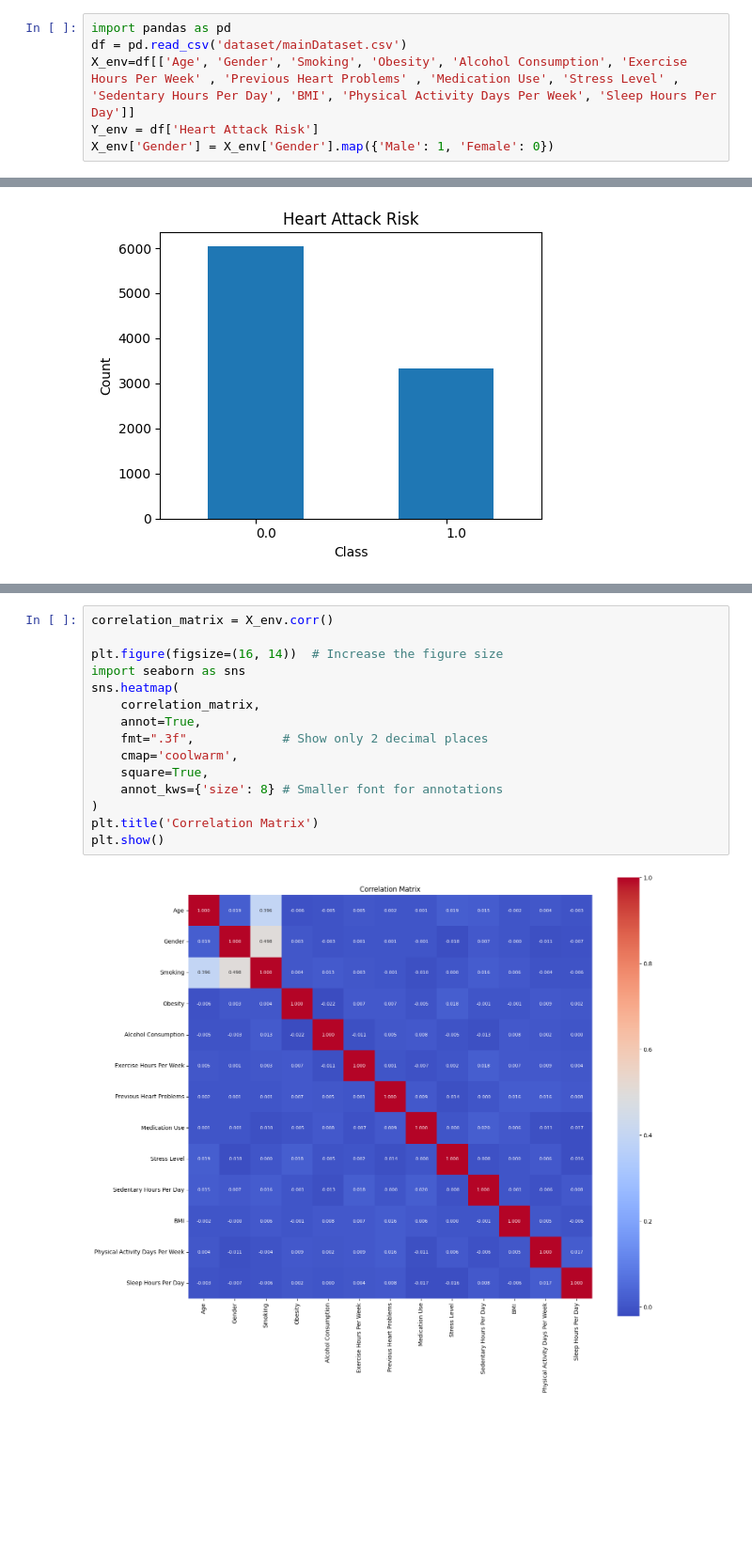
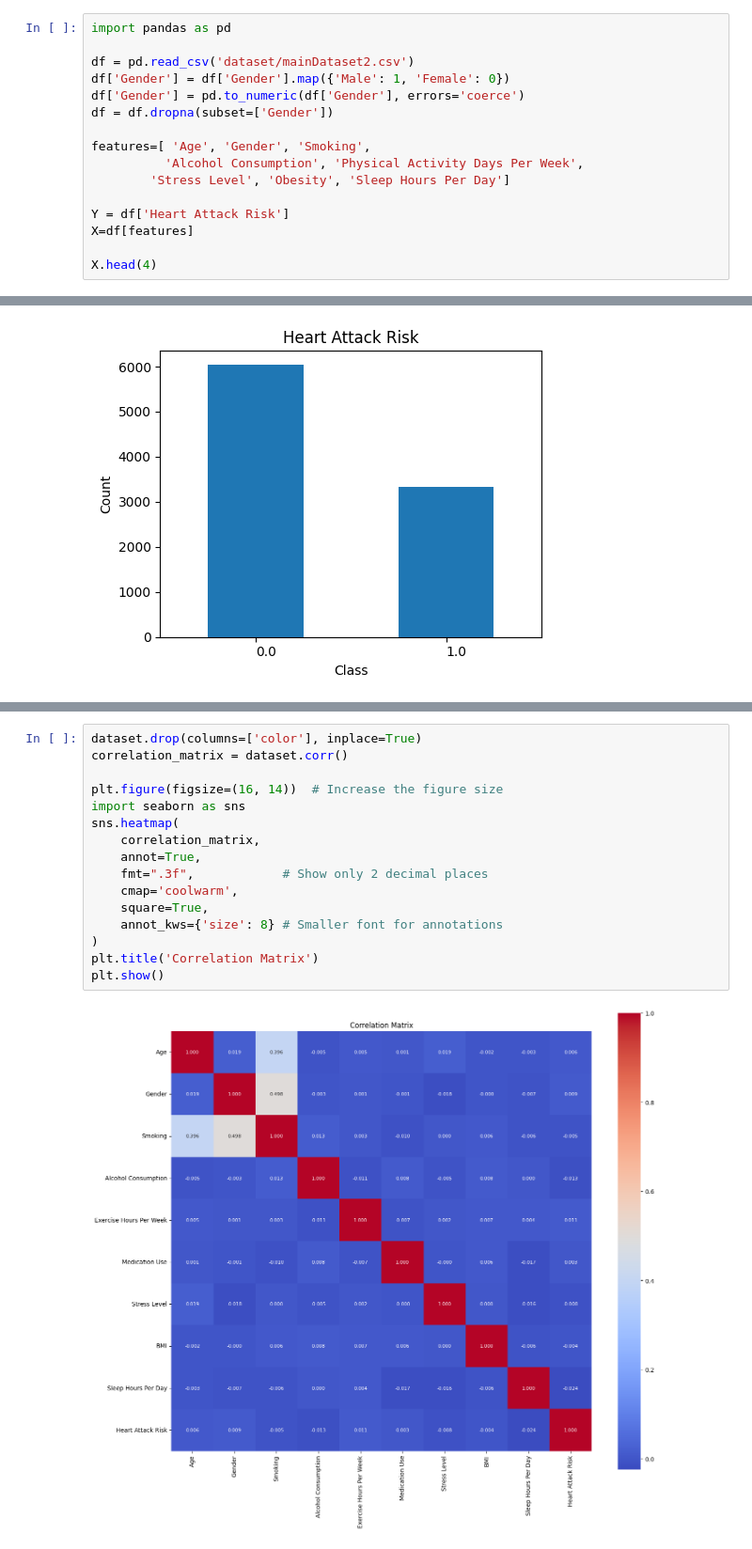
Before and after one commit to lPen88/dataProject, a Jupyter notebook: paper.ipynb, the cells around one changed output, grey strips where cells are left out. Shown: that part at 94% size. Saved outputs shown, nothing was run; the diff lists cells and outputs as text; blank space fills up the shorter version.

```diff
--- a/paper.ipynb
+++ b/paper.ipynb
@@ -5,7 +6,17 @@ Proveremo ad addestrare un modello di machine learning allo scopo di predirre la
 # %%
 import pandas as pd
-df = pd.read_csv('dataset/mainDataset.csv')
-X_env=df[['Age', 'Gender', 'Smoking', 'Obesity', 'Alcohol Consumption', 'Exercise Hours Per Week' , 'Previous Heart Problems' , 'Medication Use', 'Stress Level' , 'Sedentary Hours Per Day', 'BMI', 'Physical Activity Days Per Week', 'Sleep Hours Per Day']]
-Y_env = df['Heart Attack Risk']
-X_env['Gender'] = X_env['Gender'].map({'Male': 1, 'Female': 0})
+
+df = pd.read_csv('dataset/mainDataset2.csv')
+df['Gender'] = df['Gender'].map({'Male': 1, 'Female': 0})
+df['Gender'] = pd.to_numeric(df['Gender'], errors='coerce')
+df = df.dropna(subset=['Gender'])
+
+features=[ 'Age', 'Gender', 'Smoking',
+          'Alcohol Consumption', 'Physical Activity Days Per Week',
+        'Stress Level', 'Obesity', 'Sleep Hours Per Day']
+
+Y = df['Heart Attack Risk']
+X=df[features]
+
+X.head(4)
 # %% [output]
@@ -53,17 +127,18 @@ Name: count, dtype: int64
 # %%
-correlation_matrix = X_env.corr()
+dataset.drop(columns=['color'], inplace=True)
+correlation_matrix = dataset.corr()
 
 plt.figure(figsize=(16, 14))  # Increase the figure size
 import seaborn as sns
 sns.heatmap(
     correlation_matrix,
     annot=True,
     fmt=".3f",            # Show only 2 decimal places
     cmap='coolwarm',
     square=True,
     annot_kws={'size': 8} # Smaller font for annotations
 )
 plt.title('Correlation Matrix')
 plt.show()
 # %% [output]
-[figure, old version]
+[figure, new version]
```
Also changed, not shown: parts of 12 cells of this notebook, 4 other files.
